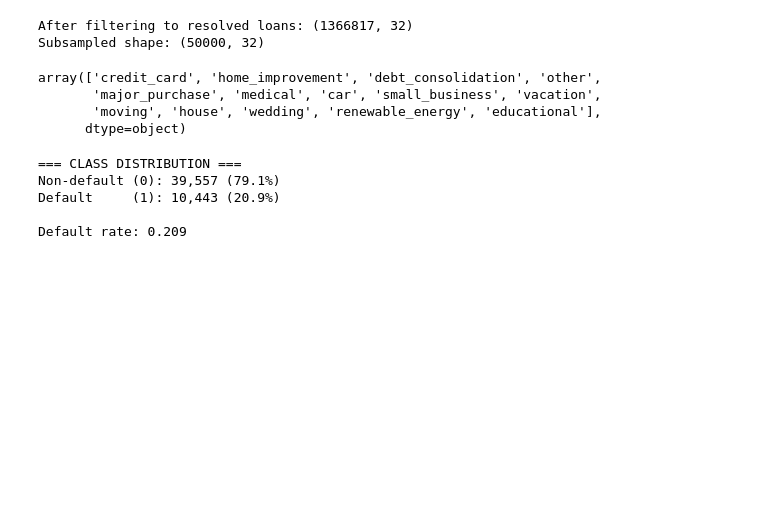
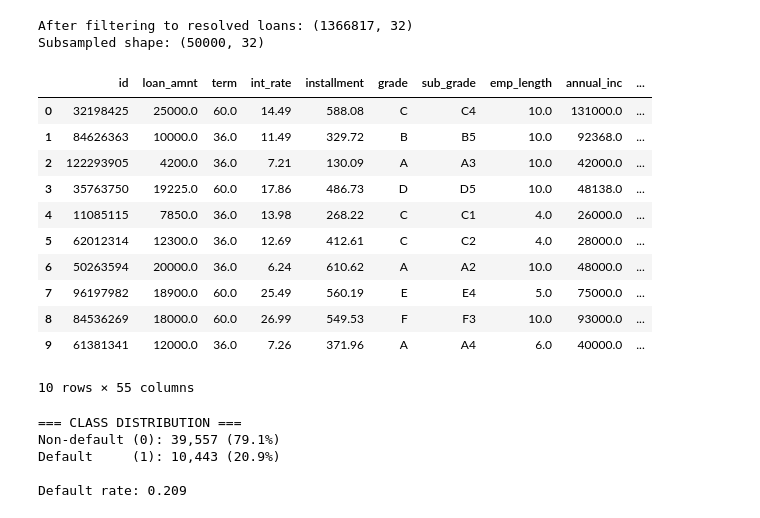
Before and after one commit to DwighttSchrutee/LabAssessment, a Jupyter notebook: notebooks/loan_default_predictor.ipynb, the cells around one changed output. Saved outputs shown, nothing was run; the diff lists cells and outputs as text; code cells hidden in the pictures; blank space fills up the shorter version.

```diff
--- a/notebooks/loan_default_predictor.ipynb
+++ b/notebooks/loan_default_predictor.ipynb
@@ -100,13 +100,21 @@ Subsampled shape: (50000, 32)
 # %%
 df['loan_status'].unique()
 df['emp_length'].unique()
-df['home_ownership'].unique()
 df['purpose'].unique()
+df.head(10)
 # %% [output]
+|  | id | loan_amnt | term | int_rate | installment | grade | sub_grade | emp_length | annual_inc | ... |
+| 0 | 32198425 | 25000.0 | 60.0 | 14.49 | 588.08 | C | C4 | 10.0 | 131000.0 | ... |
+| 1 | 84626363 | 10000.0 | 36.0 | 11.49 | 329.72 | B | B5 | 10.0 | 92368.0 | ... |
+| 2 | 122293905 | 4200.0 | 36.0 | 7.21 | 130.09 | A | A3 | 10.0 | 42000.0 | ... |
+| 3 | 35763750 | 19225.0 | 60.0 | 17.86 | 486.73 | D | D5 | 10.0 | 48138.0 | ... |
+| 4 | 11085115 | 7850.0 | 36.0 | 13.98 | 268.22 | C | C1 | 4.0 | 26000.0 | ... |
+| 5 | 62012314 | 12300.0 | 36.0 | 12.69 | 412.61 | C | C2 | 4.0 | 28000.0 | ... |
+| 6 | 50263594 | 20000.0 | 36.0 | 6.24 | 610.62 | A | A2 | 10.0 | 48000.0 | ... |
+| 7 | 96197982 | 18900.0 | 60.0 | 25.49 | 560.19 | E | E4 | 5.0 | 75000.0 | ... |
+| 8 | 84536269 | 18000.0 | 60.0 | 26.99 | 549.53 | F | F3 | 10.0 | 93000.0 | ... |
+| 9 | 61381341 | 12000.0 | 36.0 | 7.26 | 371.96 | A | A4 | 6.0 | 40000.0 | ... |
-array(['credit_card', 'home_improvement', 'debt_consolidation', 'other',
-       'major_purchase', 'medical', 'car', 'small_business', 'vacation',
-       'moving', 'house', 'wedding', 'renewable_energy', 'educational'],
-      dtype=object)
+10 rows × 55 columns
 # %%
 # ─────────────────────────────────────────────────────────────────────────────
 # STEP 3: Define target & check class imbalance
```
Also changed, not shown: parts of 1 cell of this notebook, 1 other file.
